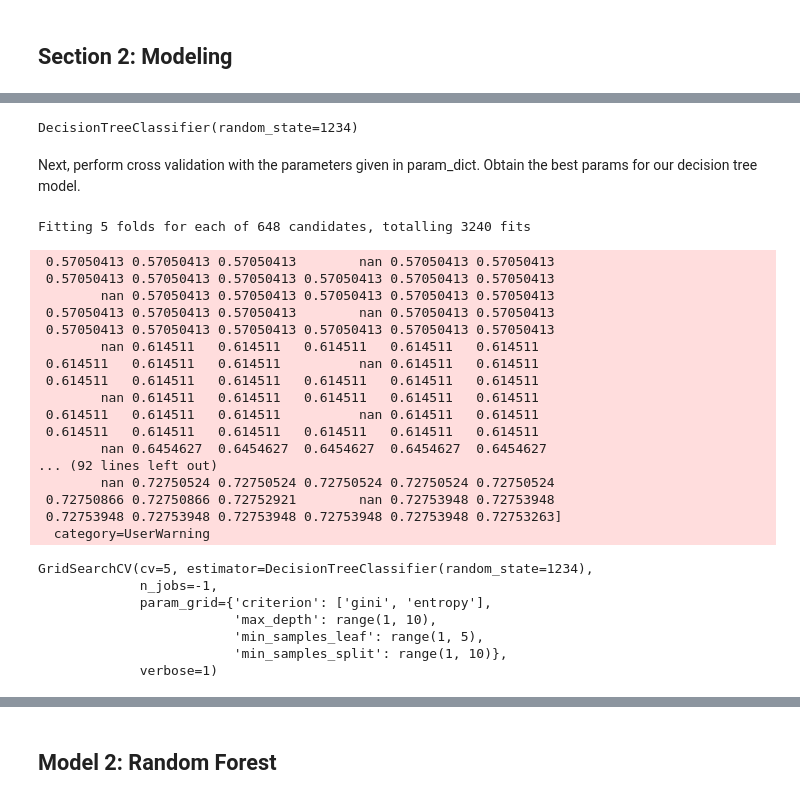
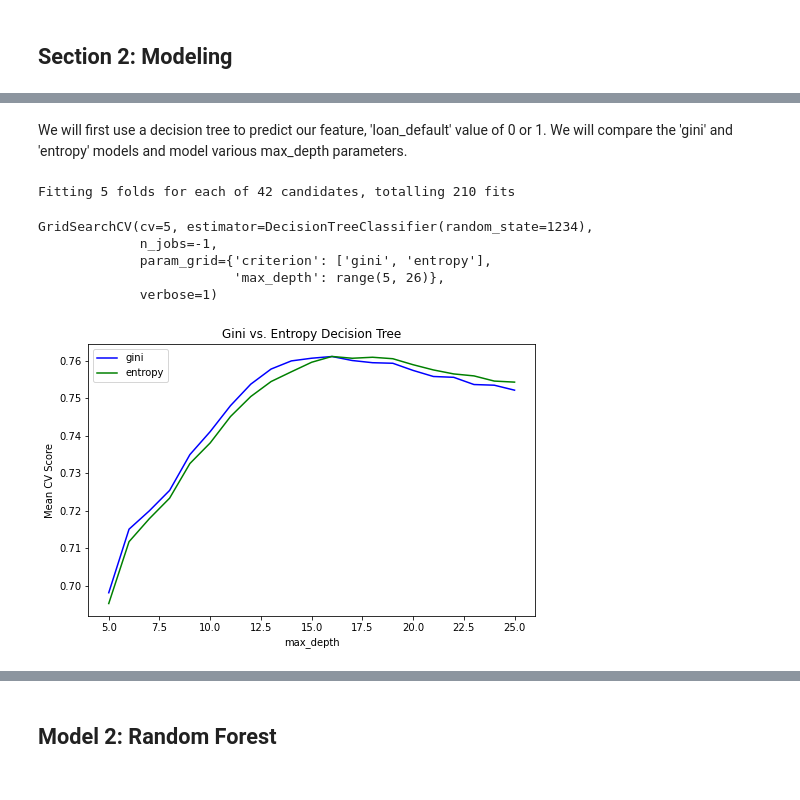
Before and after one commit to steviekwonders/Capstone-2, a Jupyter notebook: Modeling/Preprocessing and Modeling.ipynb, the cells around one changed output, grey strips where cells are left out. Cells and saved outputs as stored; diff of their text form; code cells hidden in the pictures.

```diff
--- a/Modeling/Preprocessing and Modeling.ipynb
+++ b/Modeling/Preprocessing and Modeling.ipynb
@@ -476,52 +304,41 @@ Instantiate and build decision tree model.
+# %% [markdown]
+We will first use a decision tree to predict our feature, 'loan_default' value of 0 or 1. We will compare the 'gini' and 'entropy' models and model various max_depth parameters.
 # %%
 from sklearn import tree, metrics
 
 # Build intitial decision tree model. We will use Grid Search CV after.
 decision_tree = tree.DecisionTreeClassifier(random_state=1234)
-decision_tree.fit(X_train_stand, y_train)
-y_pred = decision_tree.predict(X_test_stand)
-pd.Series(y_pred)
-decision_tree
+param_dict = {
+    'criterion':['gini', 'entropy'],
+    'max_depth':range(5,26)
+}
+
+# Perform GridSearchCV
+grid_0 = GridSearchCV(decision_tree, param_grid=param_dict, cv=5,verbose=1,n_jobs=-1)
+grid_0.fit(X_train_stand, y_train)
 # %% [output]
-DecisionTreeClassifier(random_state=1234)
+Fitting 5 folds for each of 42 candidates, totalling 210 fits
+GridSearchCV(cv=5, estimator=DecisionTreeClassifier(random_state=1234),
+             n_jobs=-1,
+             param_grid={'criterion': ['gini', 'entropy'],
+                         'max_depth': range(5, 26)},
+             verbose=1)
-# %% [markdown]
-Next, perform cross validation with the parameters given in param_dict. Obtain the best params for our decision tree model.
-# %%
-# param_dict will be passed into grid search cross validation
-param_dict = {
-    'criterion':['gini', 'entropy'],
-    'max_depth':range(1,10),
-    'min_samples_split':range(1,10),
-    'min_samples_leaf':range(1,5)
-}
-
-# Perform GridSearchCV=
-grid = GridSearchCV(decision_tree, param_grid=param_dict, cv=5,verbose=1,n_jobs=-1)
-grid.fit(X_train, y_train)
-# %% [output]
-Fitting 5 folds for each of 648 candidates, totalling 3240 fits
- 0.57050413 0.57050413 0.57050413        nan 0.57050413 0.57050413
- 0.57050413 0.57050413 0.57050413 0.57050413 0.57050413 0.57050413
-        nan 0.57050413 0.57050413 0.57050413 0.57050413 0.57050413
- 0.57050413 0.57050413 0.57050413        nan 0.57050413 0.57050413
- 0.57050413 0.57050413 0.57050413 0.57050413 0.57050413 0.57050413
-        nan 0.614511   0.614511   0.614511   0.614511   0.614511
- 0.614511   0.614511   0.614511          nan 0.614511   0.614511
- 0.614511   0.614511   0.614511   0.614511   0.614511   0.614511
-        nan 0.614511   0.614511   0.614511   0.614511   0.614511
- 0.614511   0.614511   0.614511          nan 0.614511   0.614511
- 0.614511   0.614511   0.614511   0.614511   0.614511   0.614511
-        nan 0.6454627  0.6454627  0.6454627  0.6454627  0.6454627
-... (92 lines left out)
-        nan 0.72750524 0.72750524 0.72750524 0.72750524 0.72750524
- 0.72750866 0.72750866 0.72752921        nan 0.72753948 0.72753948
- 0.72753948 0.72753948 0.72753948 0.72753948 0.72753948 0.72753263]
-  category=UserWarning
-GridSearchCV(cv=5, estimator=DecisionTreeClassifier(random_state=1234),
-             n_jobs=-1,
-             param_grid={'criterion': ['gini', 'entropy'],
-                         'max_depth': range(1, 10),
-                         'min_samples_leaf': range(1, 5),
-                         'min_samples_split': range(1, 10)},
-             verbose=1)
+# %%
+# Plot the line plots of cv scores for various max_depths
+
+max_depth_list = [n for n in range(5,26)]
+cv_avg_gini = grid_0.cv_results_['mean_test_score'][0:21]
+cv_avg_ent = grid_0.cv_results_['mean_test_score'][21:42]
+plt.figure(figsize = (8,5))
+plt.plot(max_depth_list, cv_avg_gini, color = 'b', label= 'gini')
+plt.plot(max_depth_list, cv_avg_ent, color = 'g', label='entropy')
+plt.xlabel('max_depth')
+plt.ylabel('Mean CV Score')
+plt.title('Gini vs. Entropy Decision Tree')
+plt.legend(loc=0, borderaxespad=0.)
+plt.savefig('Model1_Mean_CV.png')
+plt.legend()
+plt.show()
+# %% [output]
+[figure, added]
 # %%
```
Also changed, not shown: parts of 94 cells of this notebook.
